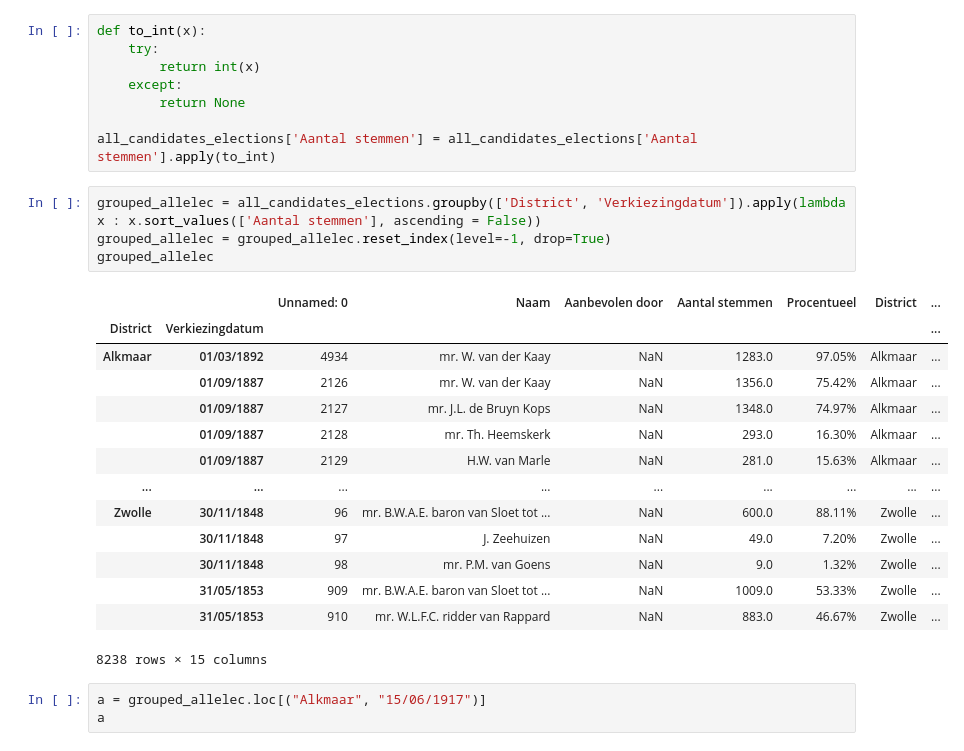
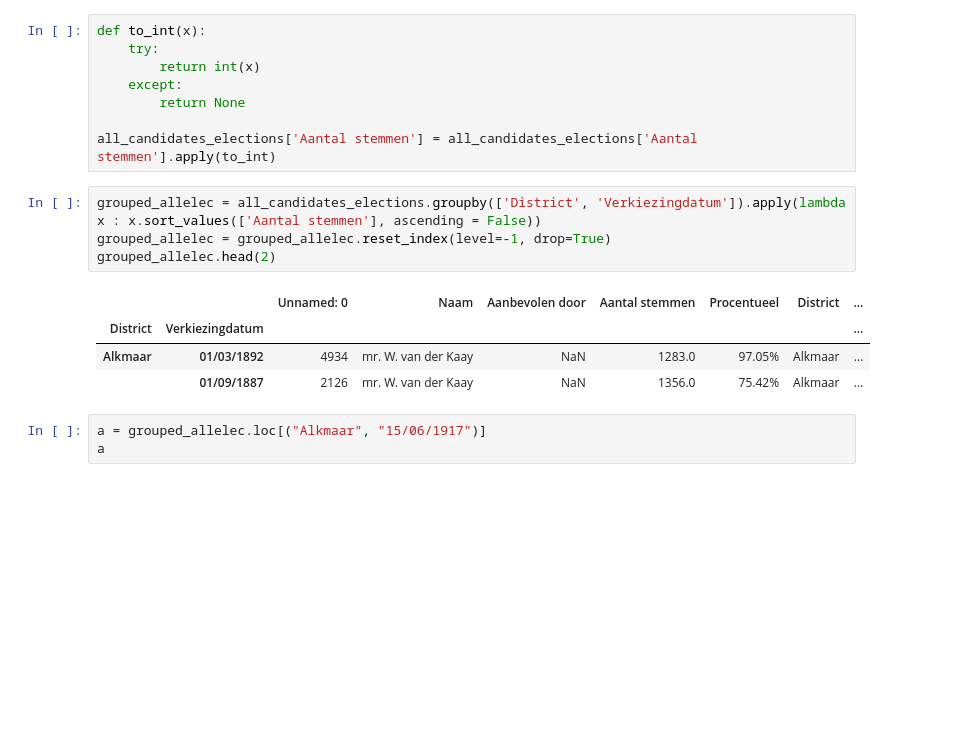
Before and after one commit to basm92/Polrents, a Jupyter notebook: Code/data_to_analysis_matched.ipynb, the cells around one changed output. Saved outputs shown, nothing was run; the diff lists cells and outputs as text; blank space fills up the shorter version.

```diff
--- a/Code/data_to_analysis.ipynb
+++ b/Code/data_to_analysis_matched.ipynb
@@ -105,22 +105,12 @@ all_candidates_elections['Aantal stemmen'] = all_candidates_elections['Aantal st
 # %%
 grouped_allelec = all_candidates_elections.groupby(['District', 'Verkiezingdatum']).apply(lambda x : x.sort_values(['Aantal stemmen'], ascending = False))
 grouped_allelec = grouped_allelec.reset_index(level=-1, drop=True)
-grouped_allelec
+grouped_allelec.head(2)
 # %% [output]
 |  |  | Unnamed: 0 | Naam | Aanbevolen door | Aantal stemmen | Procentueel | District | ... |
 | District | Verkiezingdatum |  |  |  |  |  |  | ... |
 | Alkmaar | 01/03/1892 | 4934 | mr. W. van der Kaay | NaN | 1283.0 | 97.05% | Alkmaar | ... |
 |  | 01/09/1887 | 2126 | mr. W. van der Kaay | NaN | 1356.0 | 75.42% | Alkmaar | ... |
-|  | 01/09/1887 | 2127 | mr. J.L. de Bruyn Kops | NaN | 1348.0 | 74.97% | Alkmaar | ... |
-|  | 01/09/1887 | 2128 | mr. Th. Heemskerk | NaN | 293.0 | 16.30% | Alkmaar | ... |
-|  | 01/09/1887 | 2129 | H.W. van Marle | NaN | 281.0 | 15.63% | Alkmaar | ... |
-| ... | ... | ... | ... | ... | ... | ... | ... | ... |
-| Zwolle | 30/11/1848 | 96 | mr. B.W.A.E. baron van Sloet tot ... | NaN | 600.0 | 88.11% | Zwolle | ... |
-|  | 30/11/1848 | 97 | J. Zeehuizen | NaN | 49.0 | 7.20% | Zwolle | ... |
-|  | 30/11/1848 | 98 | mr. P.M. van Goens | NaN | 9.0 | 1.32% | Zwolle | ... |
-|  | 31/05/1853 | 909 | mr. B.W.A.E. baron van Sloet tot ... | NaN | 1009.0 | 53.33% | Zwolle | ... |
-|  | 31/05/1853 | 910 | mr. W.L.F.C. ridder van Rappard | NaN | 883.0 | 46.67% | Zwolle | ... |
-8238 rows × 15 columns
 # %%
 a = grouped_allelec.loc[("Alkmaar", "15/06/1917")]
 a
```
Also changed, not shown: parts of 2 cells of this notebook.
